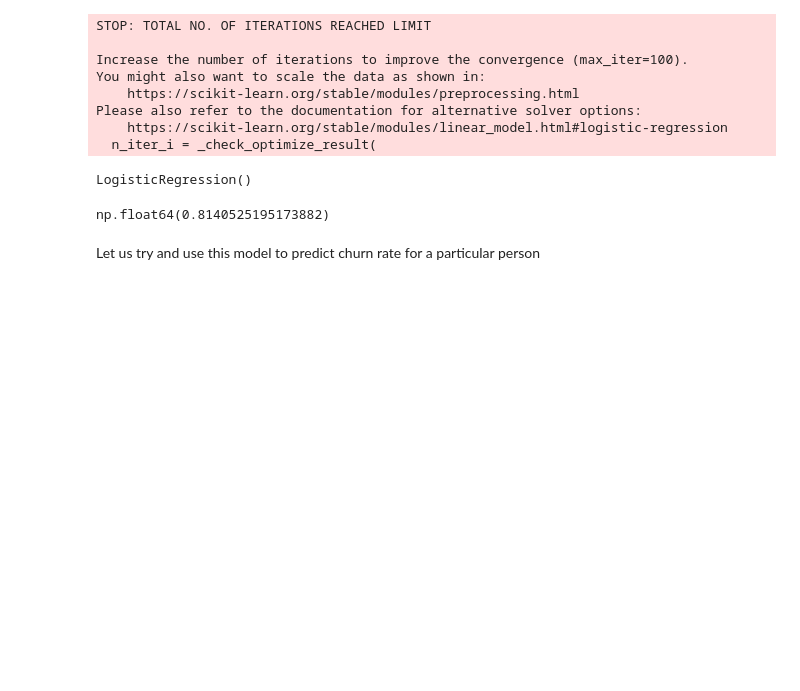
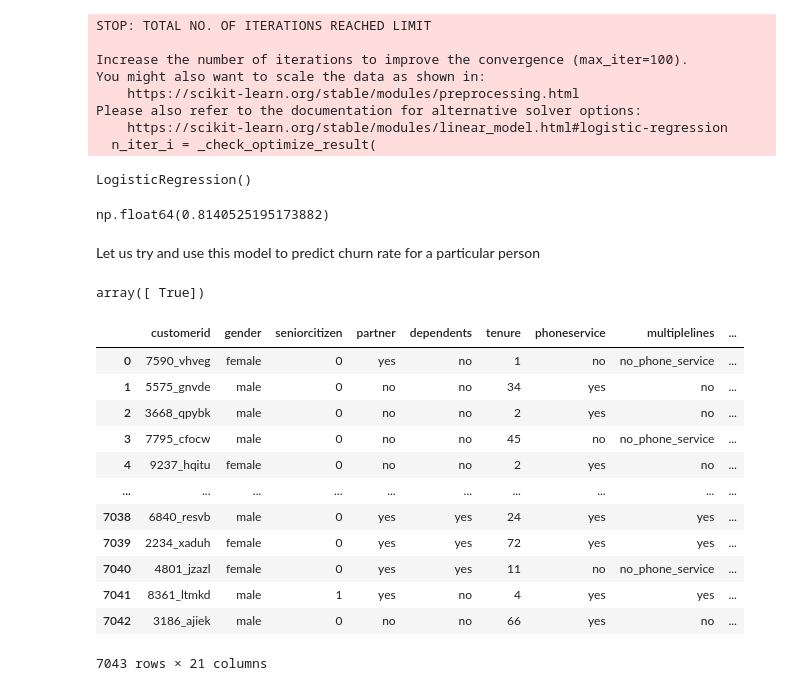
Before and after one commit to akulsatish/ml-zoomcamp, a Jupyter notebook: 03-classification/03_all_exercises.ipynb, the cells around one changed output. Cells and saved outputs as stored; diff of their text form; code cells hidden in the pictures; blank space fills up the shorter version.

```diff
--- a/03-classification/03_all_exercises.ipynb
+++ b/03-classification/03_all_exercises.ipynb
@@ -406,4 +406,22 @@ Let us try and use this model to predict churn rate for a particular person
 # %%
 a = test_dicts[199]
 X_individual = dv.transform(a)
-model.predict_proba(X_individual)[0, 1] > 0.5
+model.predict_proba(X_individual)[:,1] > 0.5
+# %% [output]
+array([ True])
+# %%
+df
+# %% [output]
+|  | customerid | gender | seniorcitizen | partner | dependents | tenure | phoneservice | multiplelines | ... |
+| 0 | 7590_vhveg | female | 0 | yes | no | 1 | no | no_phone_service | ... |
+| 1 | 5575_gnvde | male | 0 | no | no | 34 | yes | no | ... |
+| 2 | 3668_qpybk | male | 0 | no | no | 2 | yes | no | ... |
+| 3 | 7795_cfocw | male | 0 | no | no | 45 | no | no_phone_service | ... |
+| 4 | 9237_hqitu | female | 0 | no | no | 2 | yes | no | ... |
+| ... | ... | ... | ... | ... | ... | ... | ... | ... | ... |
+| 7038 | 6840_resvb | male | 0 | yes | yes | 24 | yes | yes | ... |
+| 7039 | 2234_xaduh | female | 0 | yes | yes | 72 | yes | yes | ... |
+| 7040 | 4801_jzazl | female | 0 | yes | yes | 11 | no | no_phone_service | ... |
+| 7041 | 8361_ltmkd | male | 1 | yes | no | 4 | yes | yes | ... |
+| 7042 | 3186_ajiek | male | 0 | no | no | 66 | yes | no | ... |
+7043 rows × 21 columns
```
Also changed, not shown: 1 other file.
